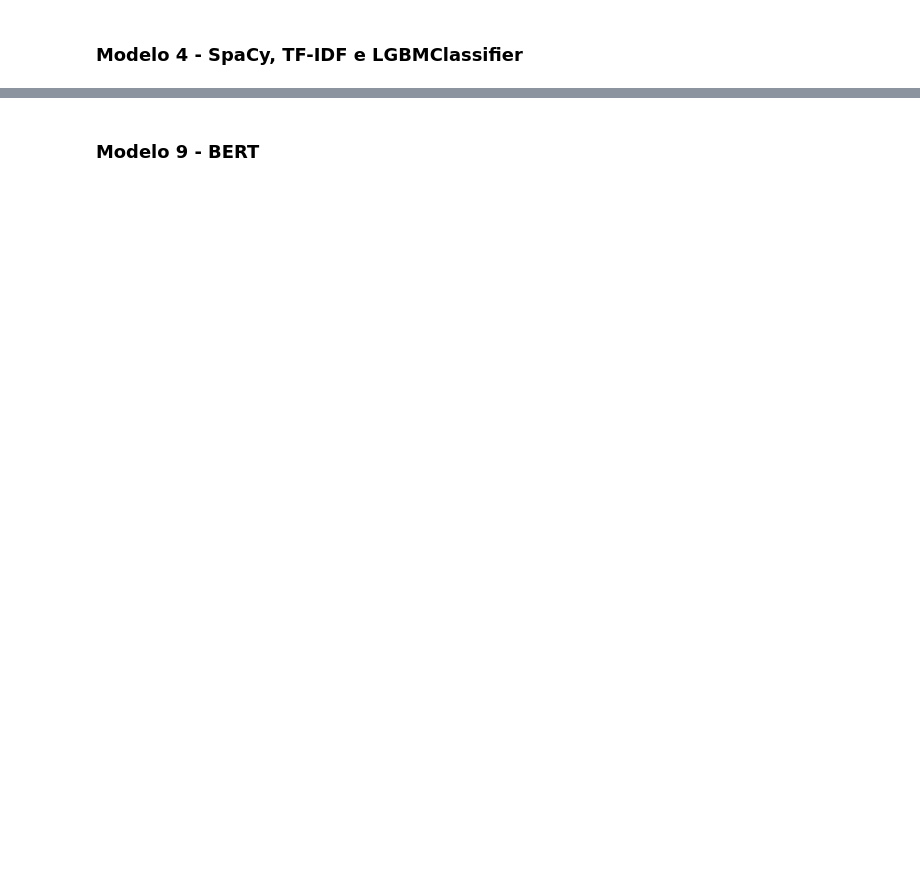
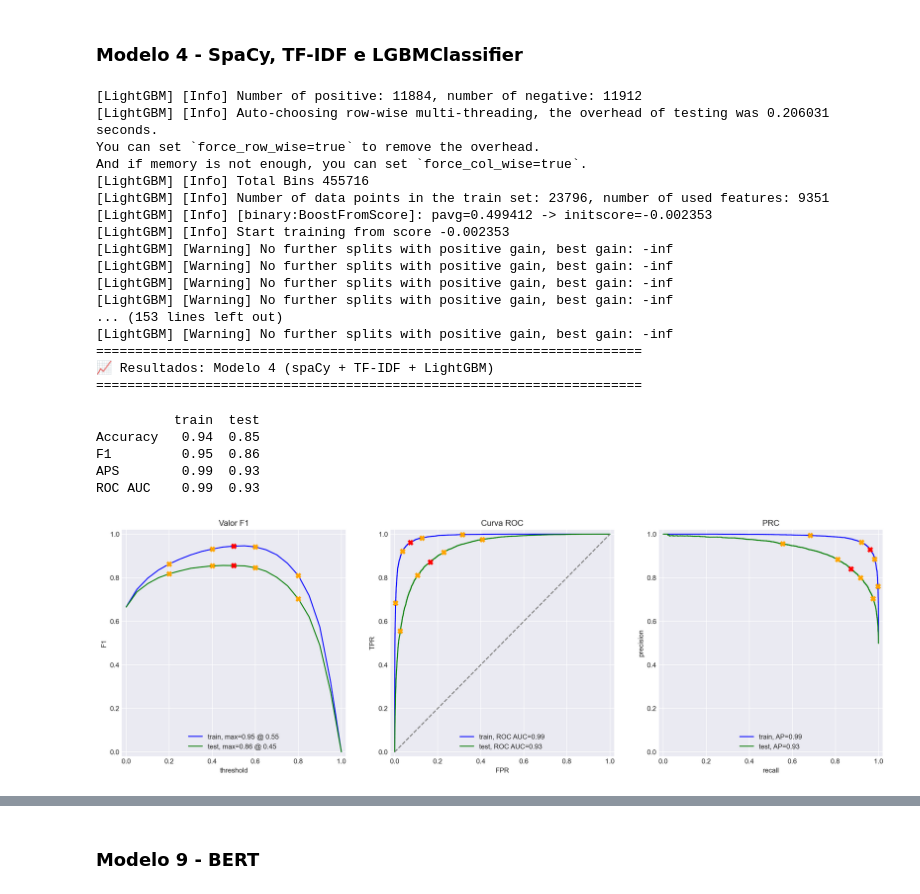
Before and after one commit to JulianaGalli/film-sentiment-classifier, a Jupyter notebook: EDA.ipynb, the cells around one changed output, grey strips where cells are left out. Cells and saved outputs as stored; diff of their text form; code cells hidden in the pictures; blank space fills up the shorter version.

```diff
--- a/EDA.ipynb
+++ b/EDA.ipynb
@@ -681,0 +808,56 @@ from lightgbm import LGBMClassifier
+# %%
+# instanciar o modelo LightGBM
+# definição de hiperparâmetros para evitar overfitting
+model_4 = LGBMClassifier(
+    n_estimators=500,         # número de árvores
+    learning_rate=0.05,       # velocidade de aprendizado
+    num_leaves=31,            # número máximo de folhas por árvore
+    random_state=42,          # garantia de reprodutibilidade
+    importance_type='gain',   # tipo de importância das features
+    max_depth=7,              # profundidade máxima das árvores
+    n_jobs=-1                 # usar todos os núcleos do processador
+)
+
+# treinar modelo LightGBM com os dados lematizados e vetorizados
+model_4.fit(train_features_3, train_target)
+
+# chamar a função de avaliação para o modelo LightGBM
+print('=' * 70)
+print(f"📈 Resultados: Modelo 4 (spaCy + TF-IDF + LightGBM)")
+print('=' * 70)
+
+res_lgbm = evaluate_model(
+    model_4,
+    train_features_3,
+    train_target,
+    test_features_3,
+    test_target,
+    model_name='Modelo 4 (spaCy + TF-IDF + LGBM)'
+)
+
+# adicionar à lista global de resultados
+resumo_modelos.append(res_lgbm)
+# %% [output]
+[LightGBM] [Info] Number of positive: 11884, number of negative: 11912
+[LightGBM] [Info] Auto-choosing row-wise multi-threading, the overhead of testing was 0.206031 seconds.
+You can set `force_row_wise=true` to remove the overhead.
+And if memory is not enough, you can set `force_col_wise=true`.
+[LightGBM] [Info] Total Bins 455716
+[LightGBM] [Info] Number of data points in the train set: 23796, number of used features: 9351
+[LightGBM] [Info] [binary:BoostFromScore]: pavg=0.499412 -> initscore=-0.002353
+[LightGBM] [Info] Start training from score -0.002353
+[LightGBM] [Warning] No further splits with positive gain, best gain: -inf
+[LightGBM] [Warning] No further splits with positive gain, best gain: -inf
+[LightGBM] [Warning] No further splits with positive gain, best gain: -inf
+[LightGBM] [Warning] No further splits with positive gain, best gain: -inf
+... (153 lines left out)
+[LightGBM] [Warning] No further splits with positive gain, best gain: -inf
+======================================================================
+📈 Resultados: Modelo 4 (spaCy + TF-IDF + LightGBM)
+======================================================================
+          train  test
+Accuracy   0.94  0.85
+F1         0.95  0.86
+APS        0.99  0.93
+ROC AUC    0.99  0.93
+[figure, added]
```
Also changed, not shown: parts of 28 cells of this notebook, 1 other file.
